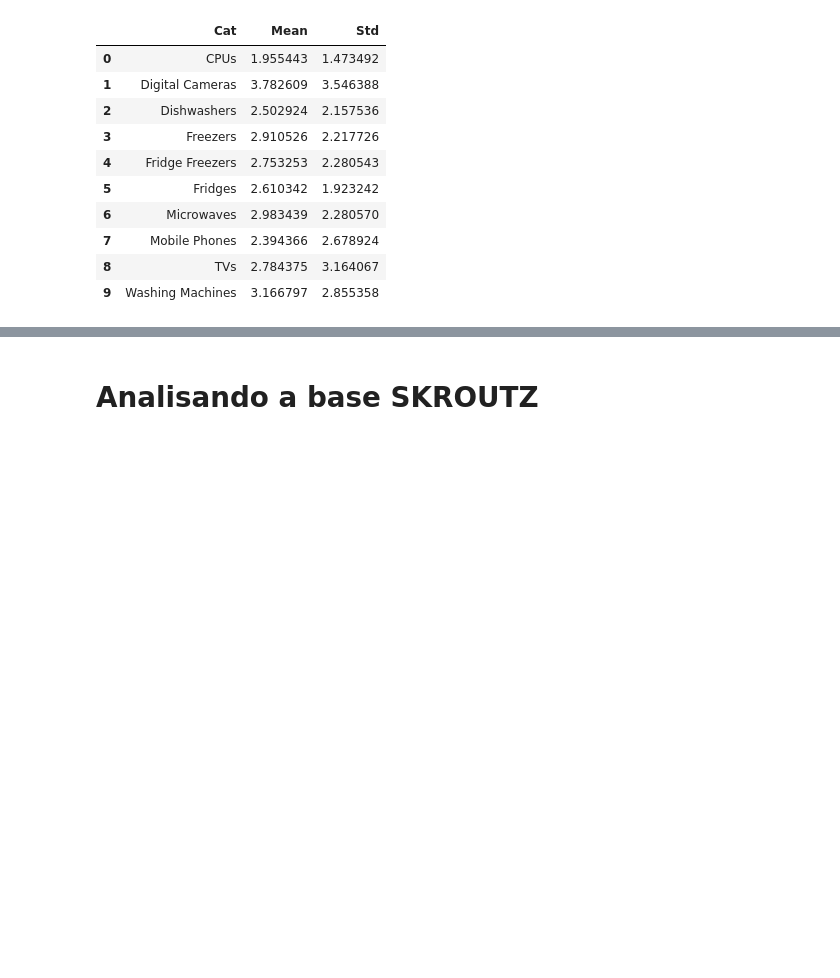
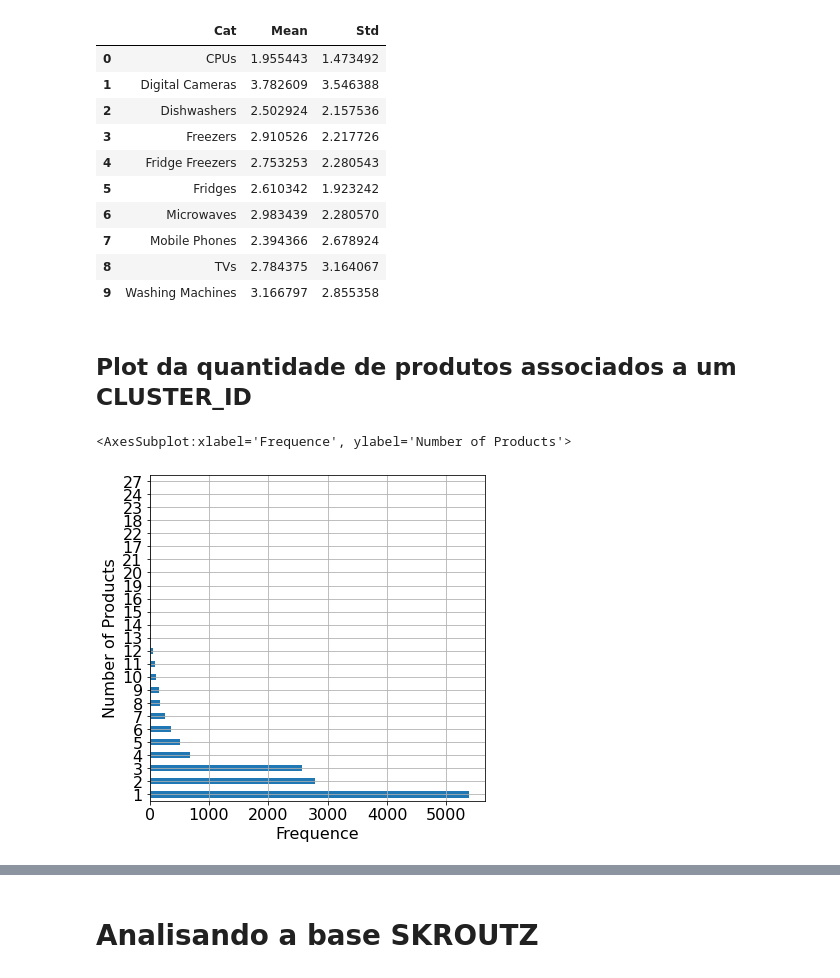
Before and after one commit to warSantos/ProductMatching, a Jupyter notebook: AnalisePricerunner.ipynb, the cells around one changed output, grey strips where cells are left out. Cells and saved outputs as stored; diff of their text form; code cells hidden in the pictures; blank space fills up the shorter version.

```diff
--- a/AnalisePricerunner.ipynb
+++ b/AnalisePricerunner.ipynb
@@ -103,3 +108,14 @@ info.head(20)
 | 7 | Mobile Phones | 2.394366 | 2.678924 |
 | 8 | TVs | 2.784375 | 3.164067 |
 | 9 | Washing Machines | 3.166797 | 2.855358 |
+# %% [markdown]
+## Plot da quantidade de produtos associados a um CLUSTER_ID
+# %%
+plt.xticks(fontsize=16)
+plt.yticks(fontsize=16)
+plt.xlabel(xlabel="Frequence", fontsize=16)
+plt.ylabel(ylabel='Number of Products', fontsize=16)
+df.cluster_id.value_counts().value_counts().plot(kind='barh', grid=True, figsize=(6,6))
+# %% [output]
+<AxesSubplot:xlabel='Frequence', ylabel='Number of Products'>
+[figure, added]
```
Also changed, not shown: parts of 9 cells of this notebook, 10 other files.
